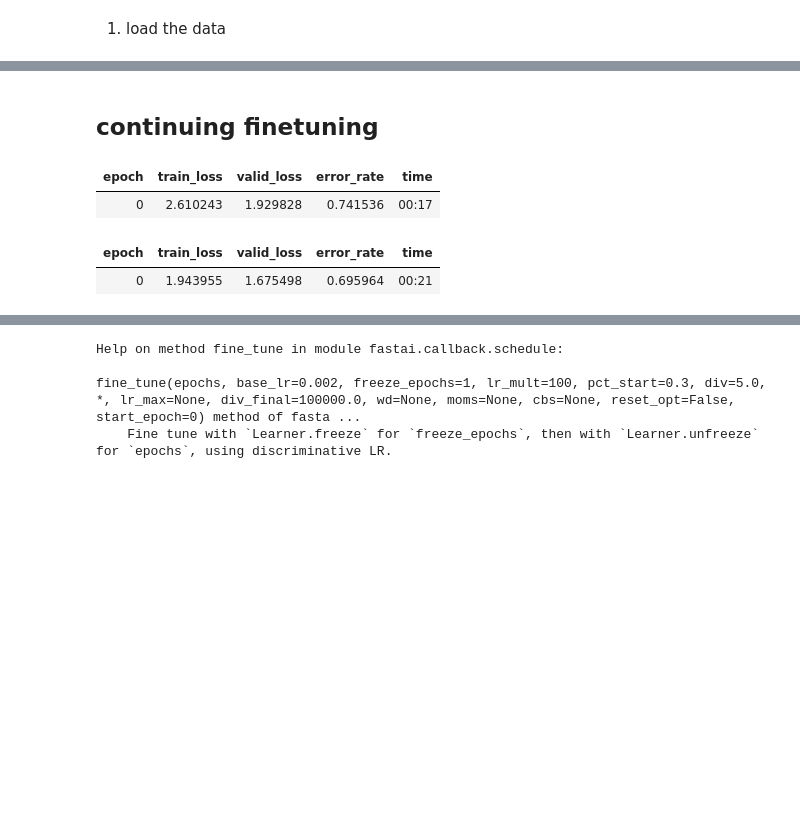
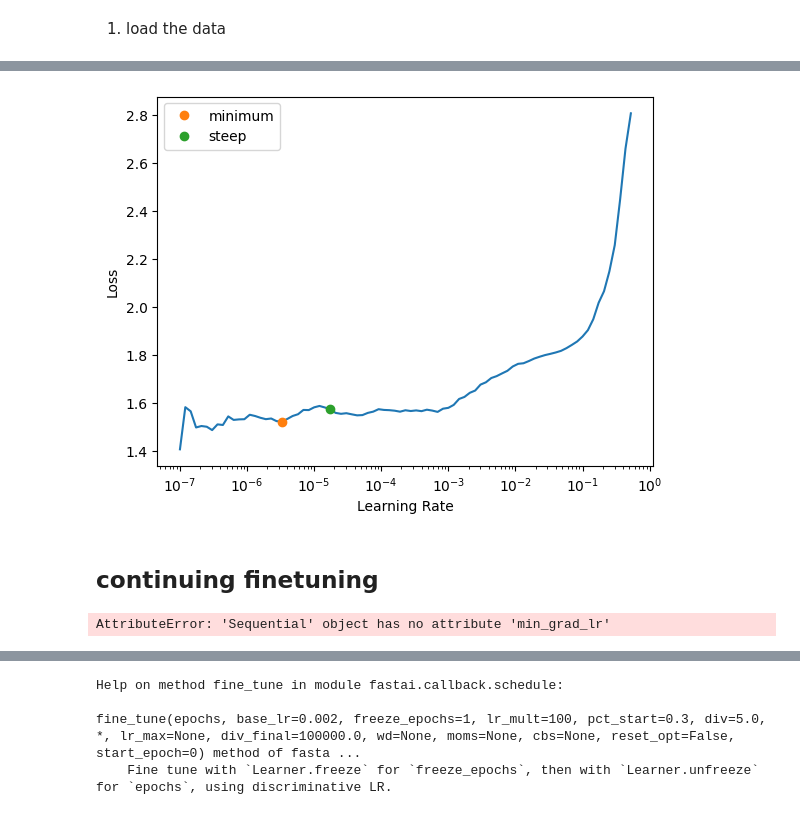
Before and after one commit to julehalim/ComputerVisionFinal, a Jupyter notebook: simplest_transfer.ipynb, the cells around one changed output, grey strips where cells are left out. Drawn from its saved outputs; the diff is of its cells as text; code cells hidden in the pictures; blank space fills up the shorter version.

```diff
--- a/simplest_transfer.ipynb
+++ b/simplest_transfer.ipynb
@@ -141,0 +112,2 @@ AttributeError: 'Sequential' object has no attribute 'to_json'
+# %%
+lr_min, lr_steep, lr_slide = lr_learn
@@ -163,2 +230,18 @@ learn.show_results()
 # %% [markdown]
 1. load the data
+# %%
+from fastai.learner import Learner
+from typing import Tuple
+
+def find_optimal_lr(learner: Learner) -> float:
+    lr_learn: Tuple[float, float] = learner.lr_find(suggest_funcs=(minimum, steep))
+    lr_min, lr_steep = lr_learn
+    optimal: float = lr_steep / 5
+    return optimal
+
+def get_final_accuracy(learner):
+    """
+    I theoretically could store it in a callback after each epoch, but would take 20min + to code
+    """
+    return learner.recorder.metrics[0].value.item()
+# %% [output]
@@ -165,13 +249,11 @@ learn.show_results()
+[figure, added]
 # %% [markdown]
 ## continuing finetuning <a name="results-exploration"></a>
-# %%
-learn = vision_learner(dls, resnet34, metrics=error_rate)
-learn.fine_tune(1)
-# %% [output]
-| epoch | train_loss | valid_loss | error_rate | time |
-| 0 | 2.610243 | 1.929828 | 0.741536 | 00:17 |
-| epoch | train_loss | valid_loss | error_rate | time |
-| 0 | 1.943955 | 1.675498 | 0.695964 | 00:21 |
+# %%
+suggested_lr = learn.recorder.min_grad_lr
+print(suggested_lr)
+# %% [output]
+AttributeError: 'Sequential' object has no attribute 'min_grad_lr'
 # %%
 learn.lr_find()
 # %% [output]
```
Also changed, not shown: parts of 27 cells of this notebook.
